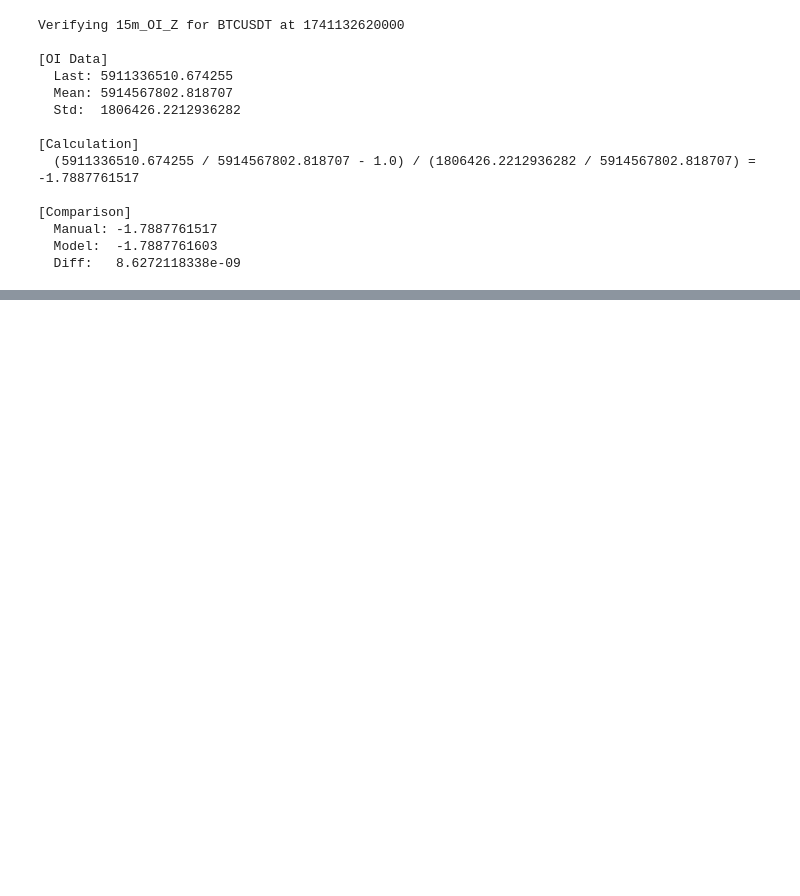
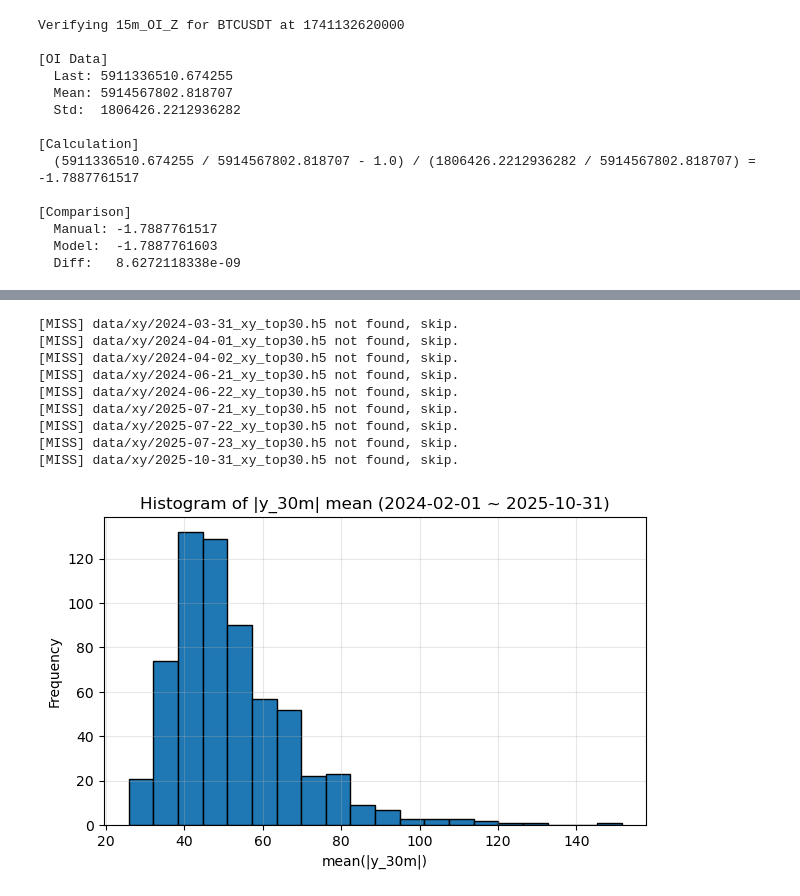
Before and after one commit to devilmaier/25_fall_deeplearning, a Jupyter notebook: feature_checker_logic.ipynb, the cells around one changed output, grey strips where cells are left out. Cells and saved outputs as stored; diff of their text form; code cells hidden in the pictures; blank space fills up the shorter version.

```diff
--- a/feature_checker_logic.ipynb
+++ b/feature_checker_logic.ipynb
@@ -414,12 +414,12 @@ def inspect_features(df: pd.DataFrame, keywords=None, name="Subset"):
     print(f"\n📊 [통계 요약 - 상위 5개]")
     print(stats.head(5))
 # %%
-DATE = "2025-03-01"
+DATE = "2024-03-07"
 TOP_N = 30
 DATA_DIR = "data"
 
-file_name = f"{DATE}_x_top{TOP_N}.h5"
-file_path = os.path.join(DATA_DIR, "x", file_name)
+file_name = f"{DATE}_xy_top{TOP_N}.h5"
+file_path = os.path.join(DATA_DIR, "xy", file_name)
 
 df = pd.read_hdf(file_path, mode='r')
 
@@ -454,0 +480,64 @@ x_5m_WhaleGap -0.371825   -2.685948    2.632704   0.867812
+# %%
+import os
+import numpy as np
+import pandas as pd
+import matplotlib.pyplot as plt
+
+def plot_y30m_abs_mean_hist(start_date: str, end_date: str, top_n: int = 30, data_dir: str = "data"):
+    """
+    start_date ~ end_date 사이 날짜별로 y_30m의 절댓값 평균을 계산하고,
+    그 분포를 히스토그램으로 표시.
+    """
+    date_range = pd.date_range(start=start_date, end=end_date)
+    abs_means = []
+
+    for date in date_range:
+        date_str = date.strftime("%Y-%m-%d")
+        file_name = f"{date_str}_xy_top{top_n}.h5"
+        file_path = os.path.join(data_dir, "xy", file_name)
+
+        if not os.path.exists(file_path):
+            print(f"[MISS] {file_path} not found, skip.")
+            continue
+
+        try:
+            df = pd.read_hdf(file_path)
+        except Exception as e:
+            print(f"[ERR] {file_path}: {e}")
+            continue
+
+        if "y_30m" not in df.columns:
+            print(f"[WARN] 'y_30m' column not in {file_path}")
+            continue
+
+        mean_val = df["y_30m"].abs().mean()
+        abs_means.append(mean_val)
+        #print(f"[OK] {date_str}: mean(abs(y_30m)) = {mean_val:.6f}")
+
+    if not abs_means:
+        print("No valid data found in given date range.")
+        return
+
+    # 시각화
+    plt.figure(figsize=(7, 4))
+    plt.hist(abs_means, bins=20, edgecolor="black")
+    plt.title(f"Histogram of |y_30m| mean ({start_date} ~ {end_date})")
+    plt.xlabel("mean(|y_30m|)")
+    plt.ylabel("Frequency")
+    plt.grid(alpha=0.3)
+    plt.show()
+
+
+# 예시 실행
+plot_y30m_abs_mean_hist("2024-02-01", "2025-10-31", top_n=30, data_dir="data")
+# %% [output]
+[MISS] data/xy/2024-03-31_xy_top30.h5 not found, skip.
+[MISS] data/xy/2024-04-01_xy_top30.h5 not found, skip.
+[MISS] data/xy/2024-04-02_xy_top30.h5 not found, skip.
+[MISS] data/xy/2024-06-21_xy_top30.h5 not found, skip.
+[MISS] data/xy/2024-06-22_xy_top30.h5 not found, skip.
+[MISS] data/xy/2025-07-21_xy_top30.h5 not found, skip.
+[MISS] data/xy/2025-07-22_xy_top30.h5 not found, skip.
+[MISS] data/xy/2025-07-23_xy_top30.h5 not found, skip.
+[MISS] data/xy/2025-10-31_xy_top30.h5 not found, skip.
+[figure, added]
```
Also changed, not shown: parts of 4 cells of this notebook, 2 other files.
